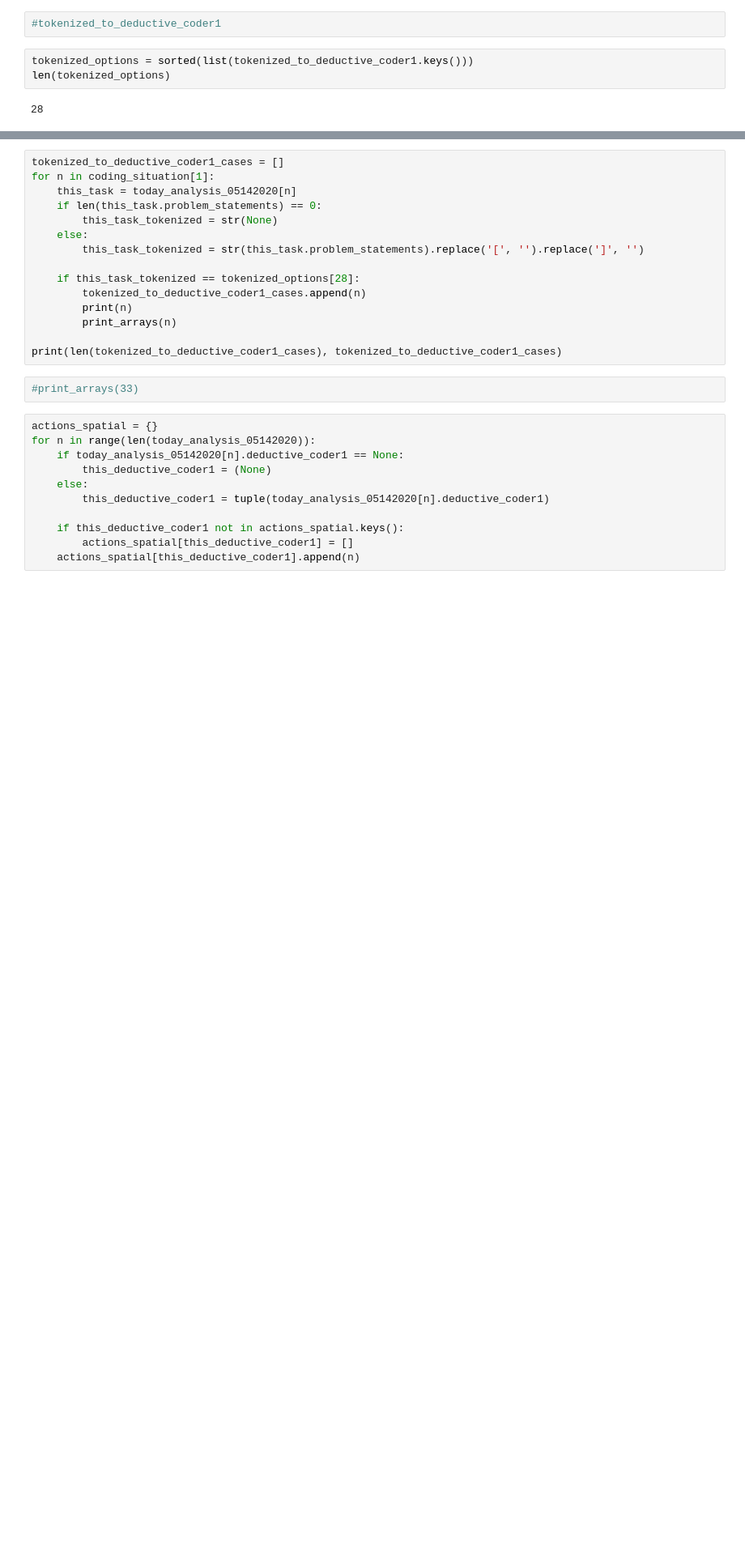
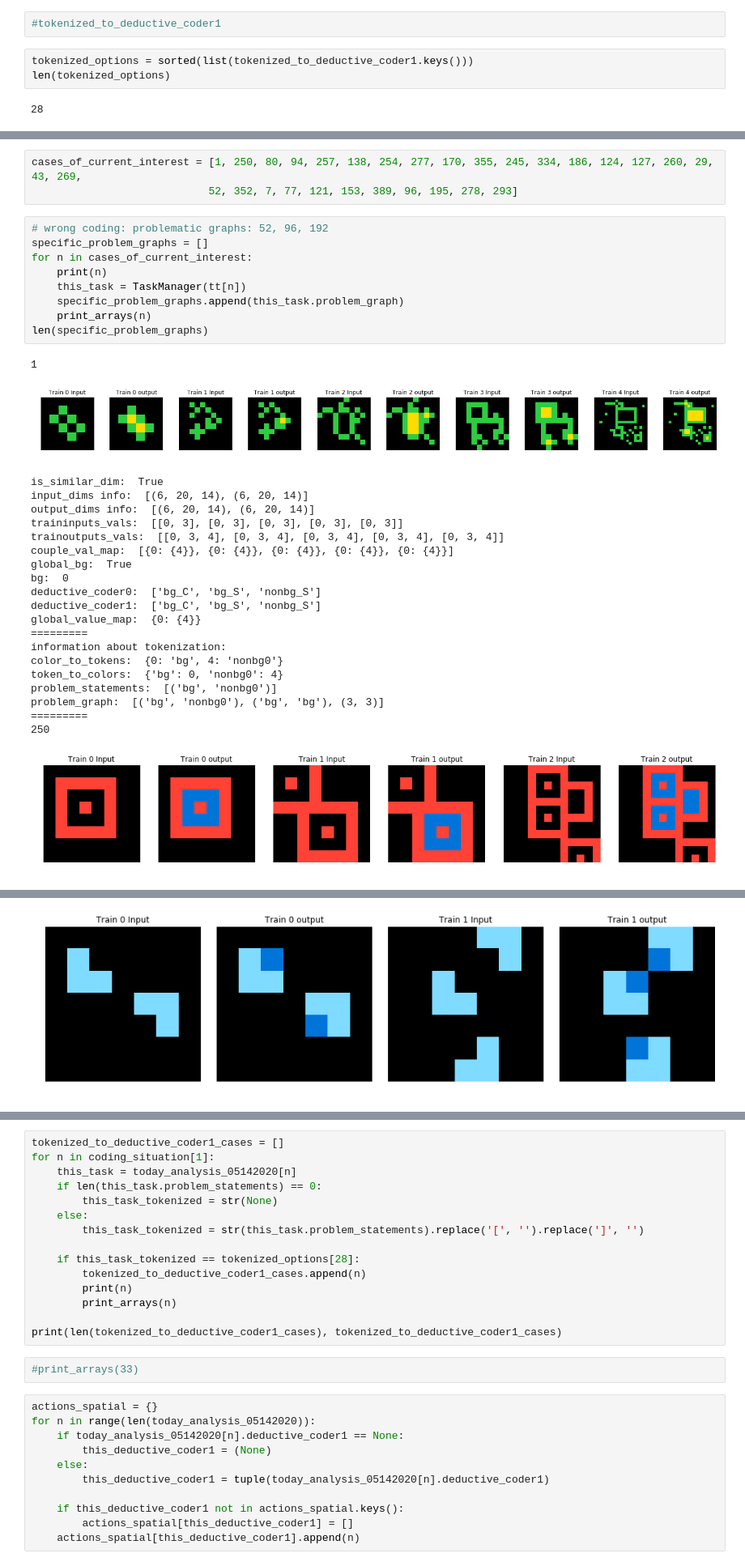
Before and after one commit to hassanshallal/ARCsolver, a Jupyter notebook: ARCSolverV02.ipynb, the cells around one changed output, grey strips where cells are left out. Shown at 81% size. Saved outputs shown, nothing was run; the diff lists cells and outputs as text; blank space fills up the shorter version.

```diff
--- a/ARCSolverV02.ipynb
+++ b/ARCSolverV02.ipynb
@@ -143,0 +176,35 @@ len(tokenized_options)
+# %%
+cases_of_current_interest = [1, 250, 80, 94, 257, 138, 254, 277, 170, 355, 245, 334, 186, 124, 127, 260, 29, 43, 269,
+                            52, 352, 7, 77, 121, 153, 389, 96, 195, 278, 293]
+# %%
+# wrong coding: problematic graphs: 52, 96, 192
+specific_problem_graphs = []
+for n in cases_of_current_interest:
+    print(n)
+    this_task = TaskManager(tt[n])
+    specific_problem_graphs.append(this_task.problem_graph)
+    print_arrays(n)
+len(specific_problem_graphs)
+# %% [output]
+1
+[figure, added]
+is_similar_dim:  True
+input_dims info:  [(6, 20, 14), (6, 20, 14)]
+output_dims info:  [(6, 20, 14), (6, 20, 14)]
+traininputs_vals:  [[0, 3], [0, 3], [0, 3], [0, 3], [0, 3]]
+trainoutputs_vals:  [[0, 3, 4], [0, 3, 4], [0, 3, 4], [0, 3, 4], [0, 3, 4]]
+couple_val_map:  [{0: {4}}, {0: {4}}, {0: {4}}, {0: {4}}, {0: {4}}]
+global_bg:  True
+bg:  0
+deductive_coder0:  ['bg_C', 'bg_S', 'nonbg_S']
+deductive_coder1:  ['bg_C', 'bg_S', 'nonbg_S']
+global_value_map:  {0: {4}}
+=========
+information about tokenization:
+color_to_tokens:  {0: 'bg', 4: 'nonbg0'}
+token_to_colors:  {'bg': 0, 'nonbg0': 4}
+problem_statements:  [('bg', 'nonbg0')]
+problem_graph:  [('bg', 'nonbg0'), ('bg', 'bg'), (3, 3)]
+=========
+250
+[figure, added]
@@ -143,0 +230 @@ len(tokenized_options)
+[figure, added]
```
Also changed, not shown: parts of 10 cells of this notebook, 4 other files.
